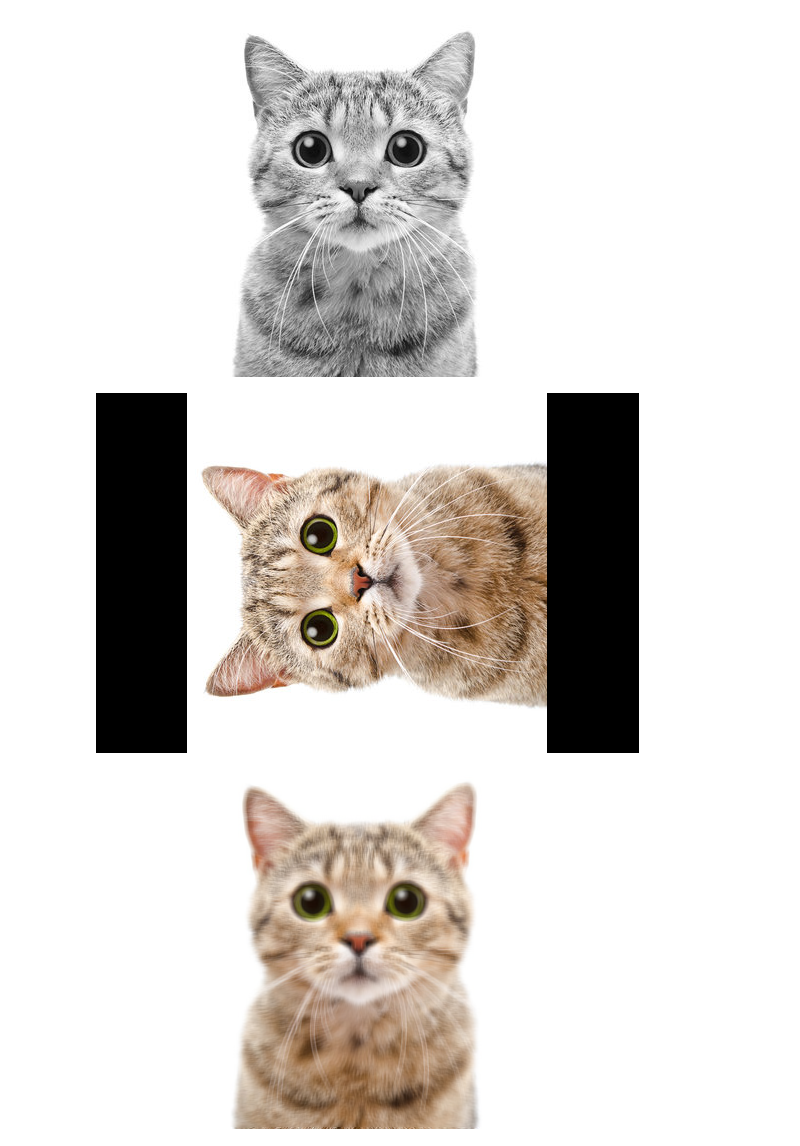
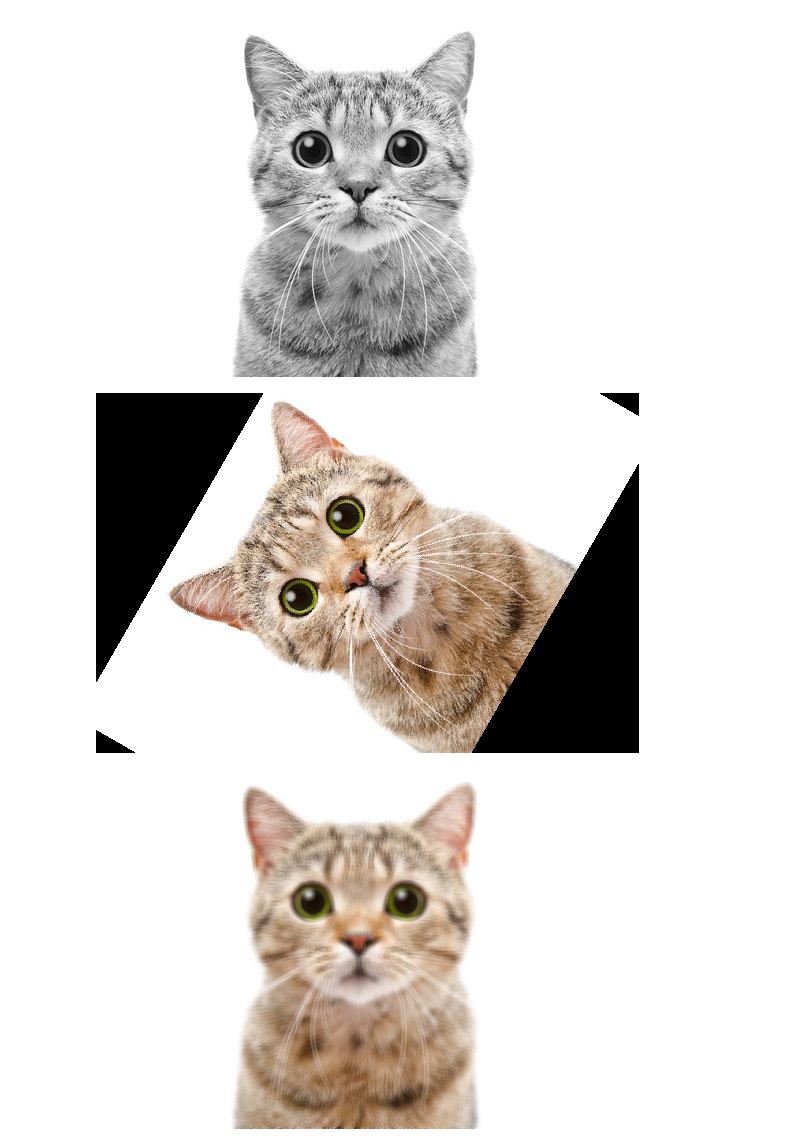
Before and after one commit to shimaabadi/BENGR310, a Jupyter notebook: image_processing.ipynb, the cells around one changed output. Saved outputs shown, nothing was run; the diff lists cells and outputs as text; code cells hidden in the pictures.

```diff
--- a/image_processing.ipynb
+++ b/image_processing.ipynb
@@ -24,10 +24,10 @@ gray_image.show()
 [figure]
 # %%
 # rotating
-rotated_image = image.rotate(90)
+rotated_image = image.rotate(60)
 rotated_image
 # %% [output]
-[figure, old version]
+[figure, new version]
 # %%
 from PIL import ImageFilter
 
```
Also changed, not shown: parts of 6 cells of this notebook.
